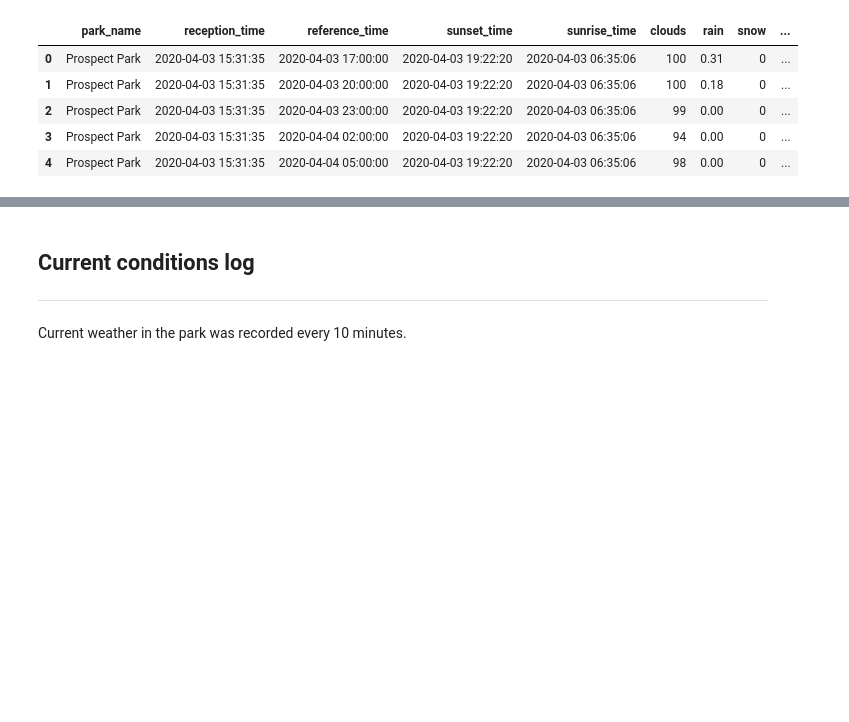
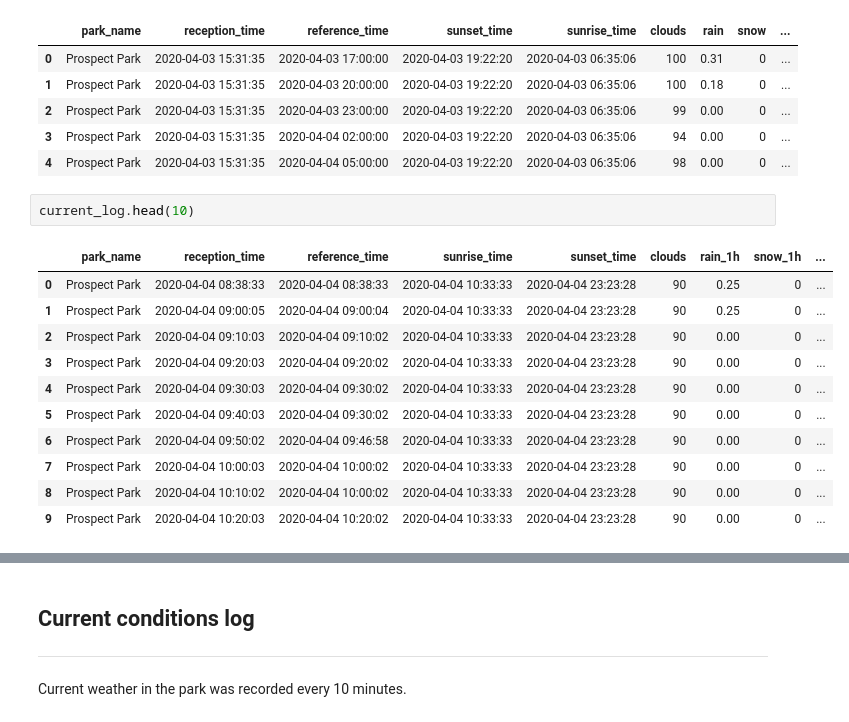
Before and after one commit to four-insightfellows-corona-project/OWM_api, a Jupyter notebook: notebooks/test_data_EDA.ipynb, the cells around one changed output, grey strips where cells are left out. Cells and saved outputs as stored; diff of their text form; blank space fills up the shorter version.

```diff
--- a/notebooks/test_data_EDA.ipynb
+++ b/notebooks/test_data_EDA.ipynb
@@ -32,3 +55,17 @@ forcast_log.head(5)
 | 2 | Prospect Park | 2020-04-03 15:31:35 | 2020-04-03 23:00:00 | 2020-04-03 19:22:20 | 2020-04-03 06:35:06 | 99 | 0.00 | 0 | ... |
 | 3 | Prospect Park | 2020-04-03 15:31:35 | 2020-04-04 02:00:00 | 2020-04-03 19:22:20 | 2020-04-03 06:35:06 | 94 | 0.00 | 0 | ... |
 | 4 | Prospect Park | 2020-04-03 15:31:35 | 2020-04-04 05:00:00 | 2020-04-03 19:22:20 | 2020-04-03 06:35:06 | 98 | 0.00 | 0 | ... |
+# %%
+current_log.head(10)
+# %% [output]
+|  | park_name | reception_time | reference_time | sunrise_time | sunset_time | clouds | rain_1h | snow_1h | ... |
+| 0 | Prospect Park | 2020-04-04 08:38:33 | 2020-04-04 08:38:33 | 2020-04-04 10:33:33 | 2020-04-04 23:23:28 | 90 | 0.25 | 0 | ... |
+| 1 | Prospect Park | 2020-04-04 09:00:05 | 2020-04-04 09:00:04 | 2020-04-04 10:33:33 | 2020-04-04 23:23:28 | 90 | 0.25 | 0 | ... |
+| 2 | Prospect Park | 2020-04-04 09:10:03 | 2020-04-04 09:10:02 | 2020-04-04 10:33:33 | 2020-04-04 23:23:28 | 90 | 0.00 | 0 | ... |
+| 3 | Prospect Park | 2020-04-04 09:20:03 | 2020-04-04 09:20:02 | 2020-04-04 10:33:33 | 2020-04-04 23:23:28 | 90 | 0.00 | 0 | ... |
+| 4 | Prospect Park | 2020-04-04 09:30:03 | 2020-04-04 09:30:02 | 2020-04-04 10:33:33 | 2020-04-04 23:23:28 | 90 | 0.00 | 0 | ... |
+| 5 | Prospect Park | 2020-04-04 09:40:03 | 2020-04-04 09:30:02 | 2020-04-04 10:33:33 | 2020-04-04 23:23:28 | 90 | 0.00 | 0 | ... |
+| 6 | Prospect Park | 2020-04-04 09:50:02 | 2020-04-04 09:46:58 | 2020-04-04 10:33:33 | 2020-04-04 23:23:28 | 90 | 0.00 | 0 | ... |
+| 7 | Prospect Park | 2020-04-04 10:00:03 | 2020-04-04 10:00:02 | 2020-04-04 10:33:33 | 2020-04-04 23:23:28 | 90 | 0.00 | 0 | ... |
+| 8 | Prospect Park | 2020-04-04 10:10:02 | 2020-04-04 10:00:02 | 2020-04-04 10:33:33 | 2020-04-04 23:23:28 | 90 | 0.00 | 0 | ... |
+| 9 | Prospect Park | 2020-04-04 10:20:03 | 2020-04-04 10:20:02 | 2020-04-04 10:33:33 | 2020-04-04 23:23:28 | 90 | 0.00 | 0 | ... |
```
Also changed, not shown: parts of 6 cells of this notebook, 3 other files.
